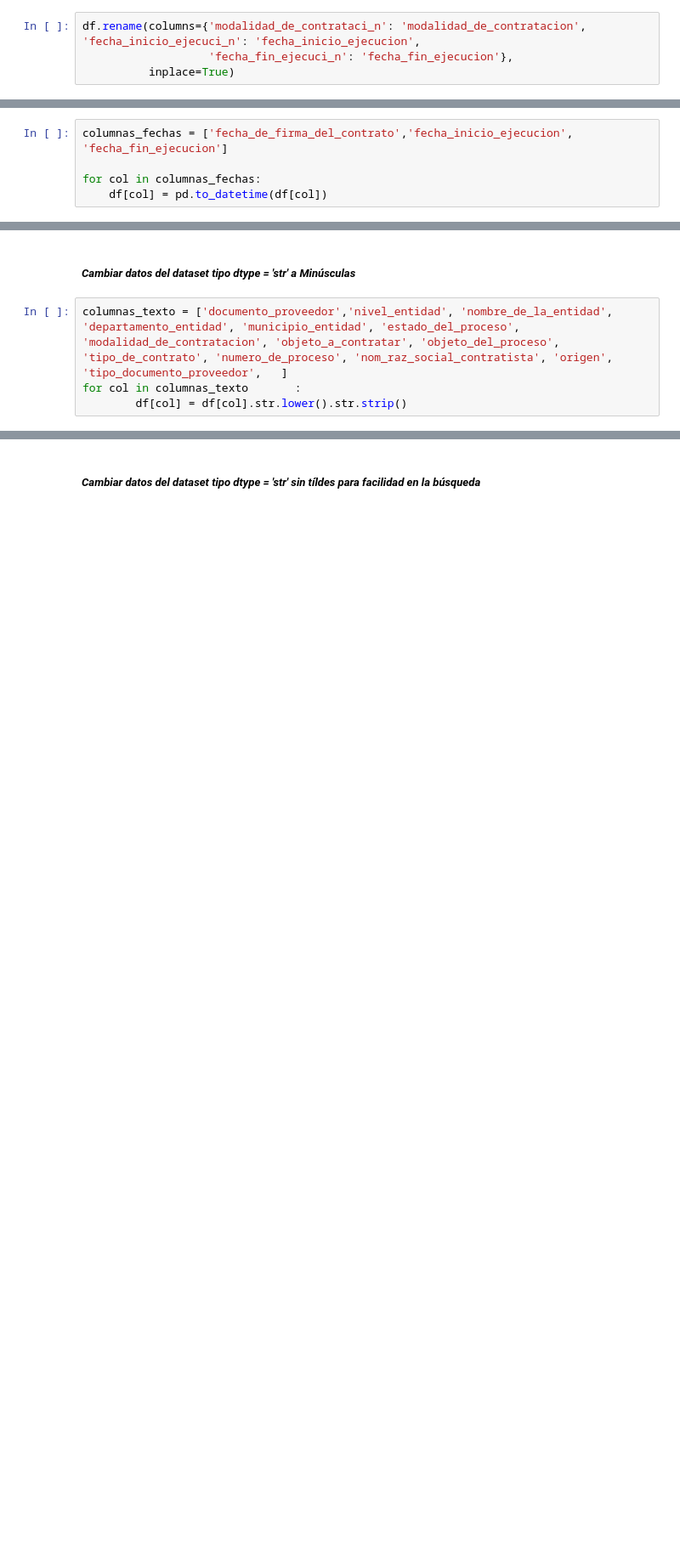
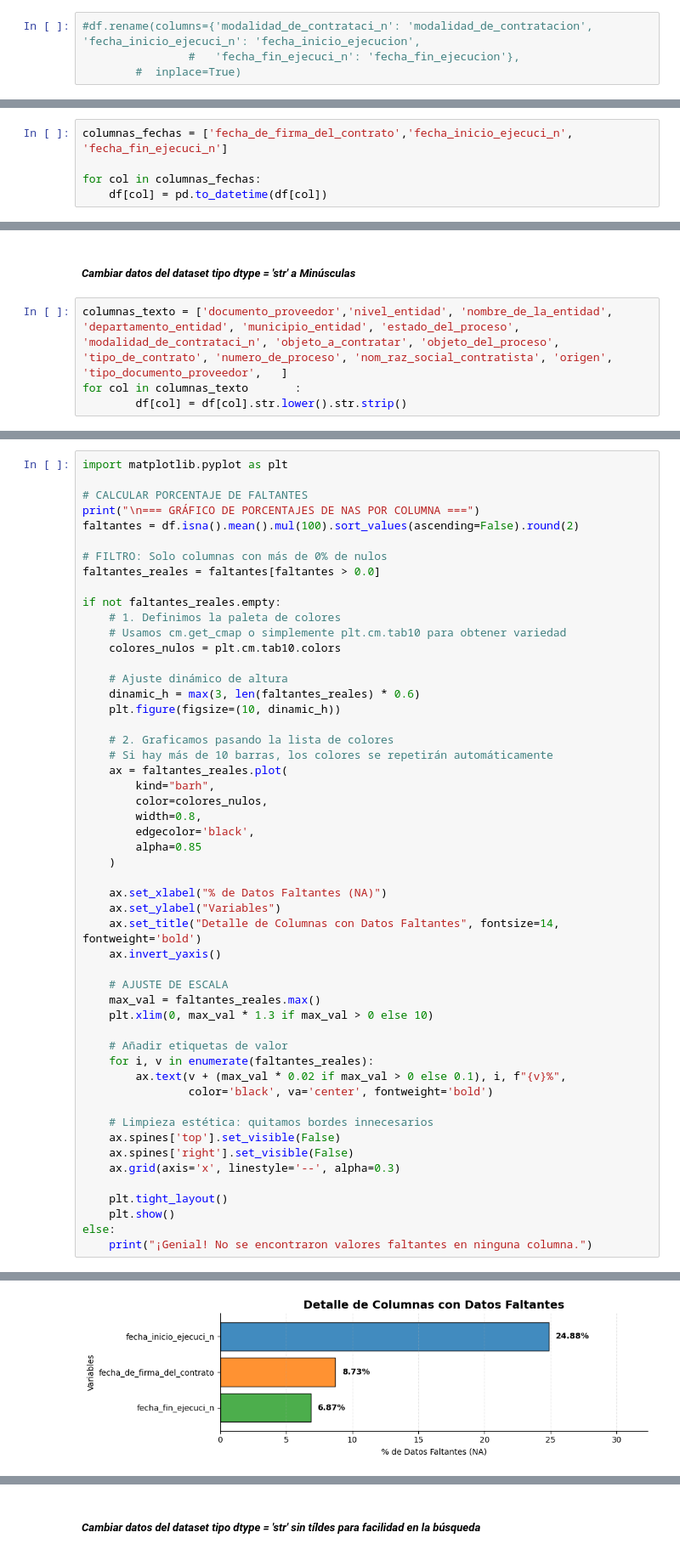
Before and after one commit to dmontillao/proyecto-final, a Jupyter notebook: Proyecyto-final.ipynb, the cells around one changed output, grey strips where cells are left out. Shown at 85% size. Saved outputs shown, nothing was run; the diff lists cells and outputs as text; blank space fills up the shorter version.

```diff
--- a/Proyecyto-final.ipynb
+++ b/Proyecyto-final.ipynb
@@ -167,13 +168,13 @@ generar_diccionario(df)
 # %% [markdown]
 ##### *Cambiar nombres de columnas*
 # %%
-df.rename(columns={'modalidad_de_contrataci_n': 'modalidad_de_contratacion', 'fecha_inicio_ejecuci_n': 'fecha_inicio_ejecucion',
-                   'fecha_fin_ejecuci_n': 'fecha_fin_ejecucion'},
-          inplace=True)
+#df.rename(columns={'modalidad_de_contrataci_n': 'modalidad_de_contratacion', 'fecha_inicio_ejecuci_n': 'fecha_inicio_ejecucion',
+                #   'fecha_fin_ejecuci_n': 'fecha_fin_ejecucion'},
+        #  inplace=True)
 # %% [markdown]
 ##### *Cambiar tipo de dato 'Object' a 'Datetime'*
 # %%
-columnas_fechas = ['fecha_de_firma_del_contrato','fecha_inicio_ejecucion', 'fecha_fin_ejecucion']
+columnas_fechas = ['fecha_de_firma_del_contrato','fecha_inicio_ejecuci_n', 'fecha_fin_ejecuci_n']
 
 for col in columnas_fechas:
     df[col] = pd.to_datetime(df[col])
@@ -195,6 +183,6 @@ Name: fecha_inicio_ejecucion, Length: 259823, dtype: datetime64[us]
 # %% [markdown]
 ##### *Cambiar datos del dataset tipo dtype = 'str' a Minúsculas*
 # %%
-columnas_texto = ['documento_proveedor','nivel_entidad', 'nombre_de_la_entidad', 'departamento_entidad', 'municipio_entidad', 'estado_del_proceso', 'modalidad_de_contratacion', 'objeto_a_contratar', 'objeto_del_proceso', 'tipo_de_contrato', 'numero_de_proceso', 'nom_raz_social_contratista', 'origen', 'tipo_documento_proveedor',   ]
+columnas_texto = ['documento_proveedor','nivel_entidad', 'nombre_de_la_entidad', 'departamento_entidad', 'municipio_entidad', 'estado_del_proceso', 'modalidad_de_contrataci_n', 'objeto_a_contratar', 'objeto_del_proceso', 'tipo_de_contrato', 'numero_de_proceso', 'nom_raz_social_contratista', 'origen', 'tipo_documento_proveedor',   ]
 for col in columnas_texto       :
         df[col] = df[col].str.lower().str.strip()
@@ -200,0 +201,53 @@ for col in columnas_texto       :
+# %%
+import matplotlib.pyplot as plt
+
+# CALCULAR PORCENTAJE DE FALTANTES
+print("\n=== GRÁFICO DE PORCENTAJES DE NAS POR COLUMNA ===")
+faltantes = df.isna().mean().mul(100).sort_values(ascending=False).round(2)
+
+# FILTRO: Solo columnas con más de 0% de nulos
+faltantes_reales = faltantes[faltantes > 0.0]
+
+if not faltantes_reales.empty:
+    # 1. Definimos la paleta de colores
+    # Usamos cm.get_cmap o simplemente plt.cm.tab10 para obtener variedad
+    colores_nulos = plt.cm.tab10.colors
+
+    # Ajuste dinámico de altura
+    dinamic_h = max(3, len(faltantes_reales) * 0.6)
+    plt.figure(figsize=(10, dinamic_h))
+
+    # 2. Graficamos pasando la lista de colores
+    # Si hay más de 10 barras, los colores se repetirán automáticamente
+    ax = faltantes_reales.plot(
+        kind="barh",
+        color=colores_nulos,
+        width=0.8,
+        edgecolor='black',
+        alpha=0.85
+    )
+
+    ax.set_xlabel("% de Datos Faltantes (NA)")
+    ax.set_ylabel("Variables")
+    ax.set_title("Detalle de Columnas con Datos Faltantes", fontsize=14, fontweight='bold')
+    ax.invert_yaxis()
+
+    # AJUSTE DE ESCALA
+    max_val = faltantes_reales.max()
+    plt.xlim(0, max_val * 1.3 if max_val > 0 else 10)
+
+    # Añadir etiquetas de valor
+    for i, v in enumerate(faltantes_reales):
+        ax.text(v + (max_val * 0.02 if max_val > 0 else 0.1), i, f"{v}%",
+                color='black', va='center', fontweight='bold')
+
+    # Limpieza estética: quitamos bordes innecesarios
+    ax.spines['top'].set_visible(False)
+    ax.spines['right'].set_visible(False)
+    ax.grid(axis='x', linestyle='--', alpha=0.3)
+
+    plt.tight_layout()
+    plt.show()
+else:
+    print("¡Genial! No se encontraron valores faltantes en ninguna columna.")
+# %% [output]
@@ -200,0 +255 @@ for col in columnas_texto       :
+[figure, added]
```
Also changed, not shown: parts of 24 cells of this notebook.
